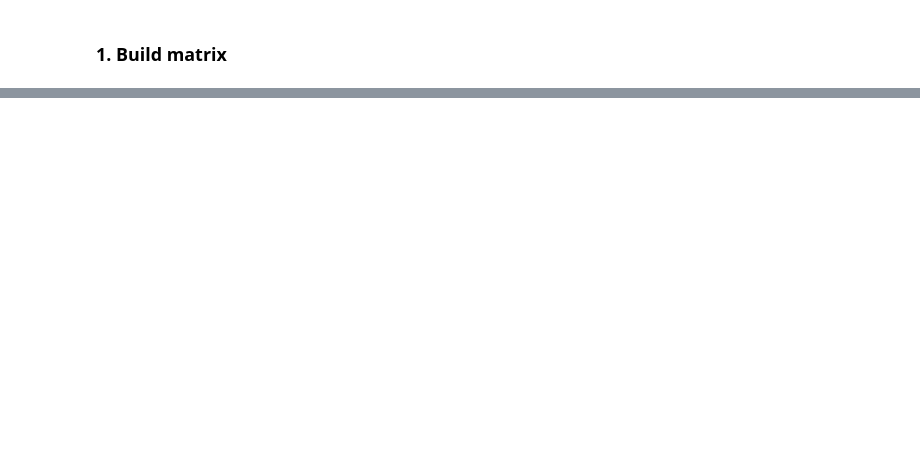
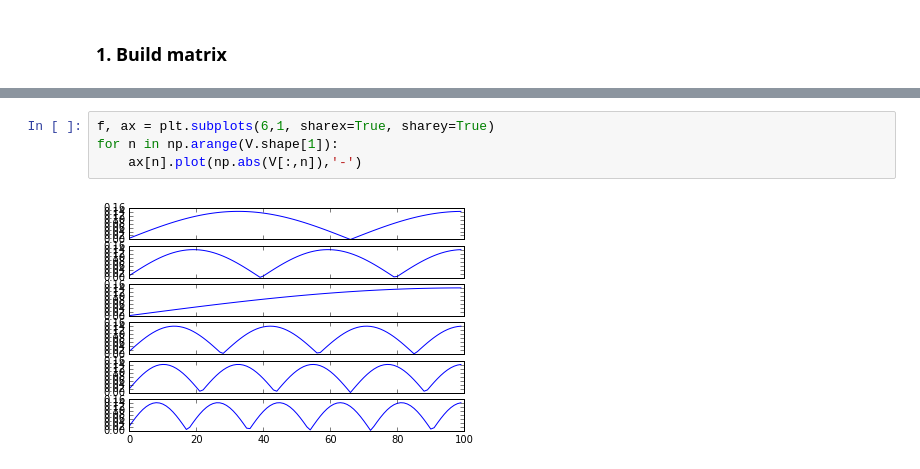
Before and after one commit to kitchenknif/1d-fdfd, a Jupyter notebook: Task1_PEC-PMC_Eigenmodes.ipynb, the cells around one changed output, grey strips where cells are left out. Saved outputs shown, nothing was run; the diff lists cells and outputs as text; blank space fills up the shorter version.

```diff
--- a/Task1_PEC-PMC_Eigenmodes.ipynb
+++ b/Task1_PEC-PMC_Eigenmodes.ipynb
@@ -139,0 +243,6 @@ k2, V = linalg.eigs(M, k=6, M=None, sigma=kt**2)
+# %%
+f, ax = plt.subplots(6,1, sharex=True, sharey=True)
+for n in np.arange(V.shape[1]):
+    ax[n].plot(np.abs(V[:,n]),'-')
+# %% [output]
+[figure, added]
```
Also changed, not shown: parts of 15 cells of this notebook.
